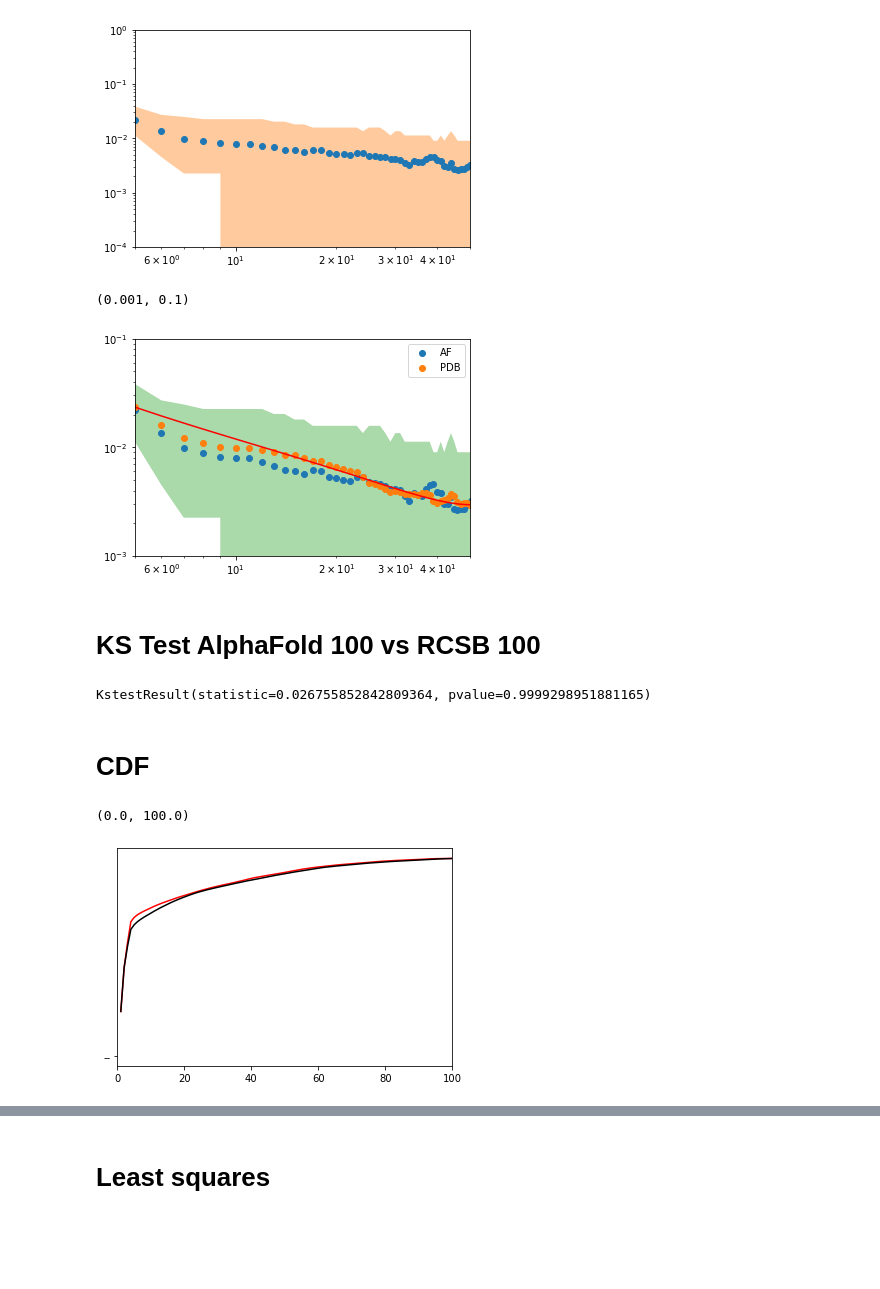
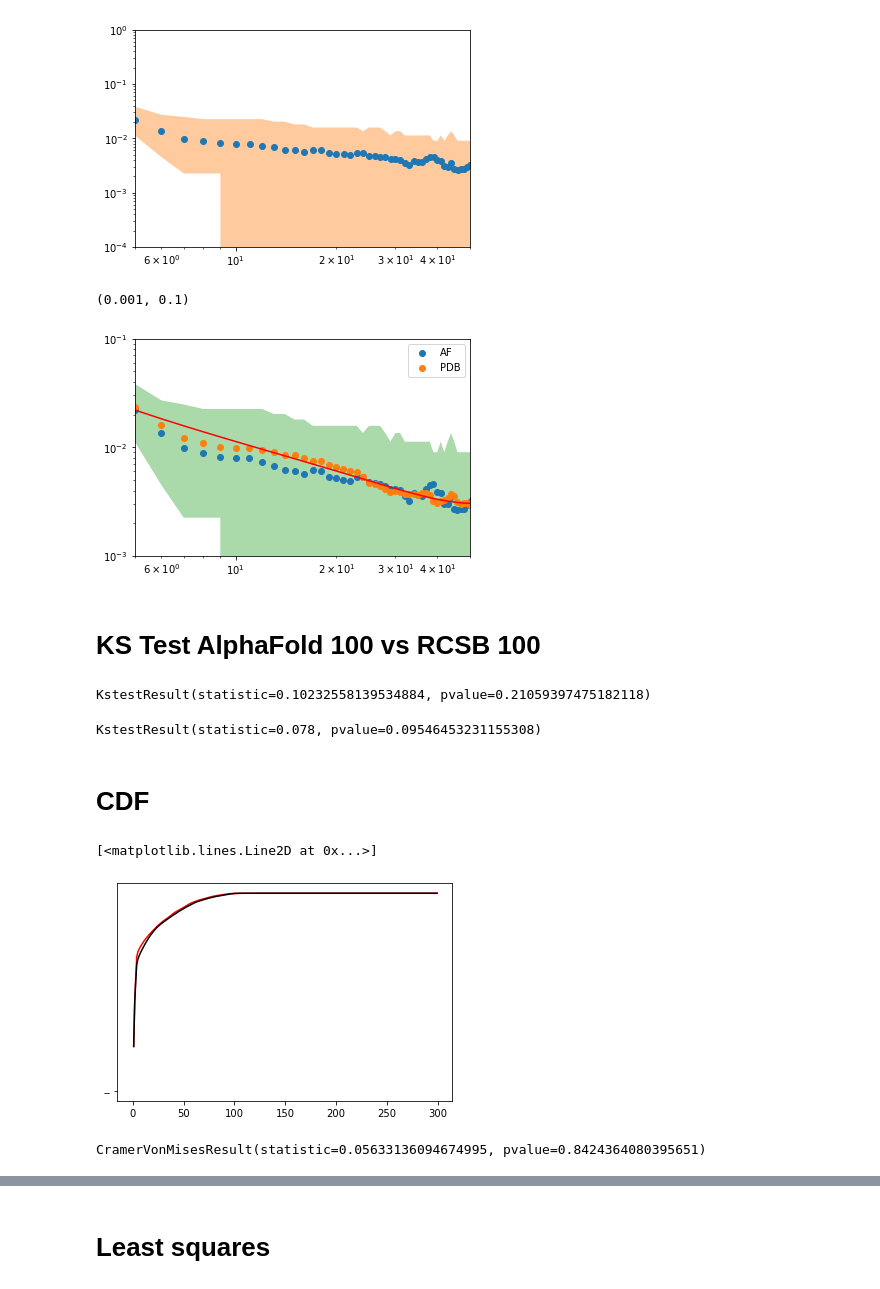
Before and after one commit to meyresearch/amino_acid_distance_distributions, a Jupyter notebook: scripts/fitting.ipynb, the cells around one changed output, grey strips where cells are left out. Cells and saved outputs as stored; diff of their text form; code cells hidden in the pictures; blank space fills up the shorter version.

```diff
--- a/scripts/fitting.ipynb
+++ b/scripts/fitting.ipynb
@@ -106,7 +106,7 @@ chain: 99.00000000011471 \pm 13.409797061316446, H_N/2: 4.499205338329422 \pm 1.
 # %% [markdown]
 # AlphaFold 100 with RCSB fit
 # %%
-af_data_100 = np.load("../data/alphafold/histogram_100_not_normed.npy", allow_pickle=True)
+af_data_100 = af_data_100 = np.load("../data/alphafold/histogram_100_not_normed.npy", allow_pickle=True)
 af_mean_100 = np.mean(af_data_100, axis=0)
 af_norm_100 = af_mean_100 / np.sum(af_mean_100)
 af_lb = np.quantile(data_100, q=0.05, axis=0)
@@ -134,22 +134,38 @@ plt.legend()
 plt.ylim(0.001, 0.1)
 # %% [output]
 (0.001, 0.1)
-[figure, old version]
+[figure, new version]
 # %% [markdown]
 # KS Test AlphaFold 100 vs RCSB 100
 # %%
-ks = scipy.stats.ks_2samp(norm_100, af_norm_100, alternative="two-sided", mode="auto")
+ks = scipy.stats.ks_2samp(norm_200[:215], af_norm_200[:215], alternative="two-sided", mode="auto")
 ks
 # %% [output]
-KstestResult(statistic=0.026755852842809364, pvalue=0.9999298951881165)
+KstestResult(statistic=0.10232558139534884, pvalue=0.21059397475182118)
+# %%
+n_300_alt = np.zeros(500)
+n_300_af_alt = np.zeros(500)
+
+n_300_af_alt[:299] = af_norm_300
+n_300_alt[:299] = norm_300
+
+ks = scipy.stats.ks_2samp(n_300_alt, n_300_af_alt, alternative="two-sided", mode="auto")
+ks
+# %% [output]
+KstestResult(statistic=0.078, pvalue=0.09546453231155308)
 # %% [markdown]
 # CDF
 # %%
 af_cdf = np.cumsum(af_norm_100)
 cdf = np.cumsum(norm_100)
 plt.plot(af_x, af_cdf, "r", "--")
 plt.plot(x_100, cdf, "k")
-plt.xlim(0,100)
+# plt.xlim(0,100)
 # %% [output]
-(0.0, 100.0)
+[<matplotlib.lines.Line2D at 0x...>]
-[figure, old version]
+[figure, new version]
+# %%
+cr = scipy.stats.cramervonmises_2samp(norm_300[:150], af_norm_300[:150])
+cr
+# %% [output]
+CramerVonMisesResult(statistic=0.05633136094674995, pvalue=0.8424364080395651)
```
Also changed, not shown: parts of 6 cells of this notebook, 2 other files.
